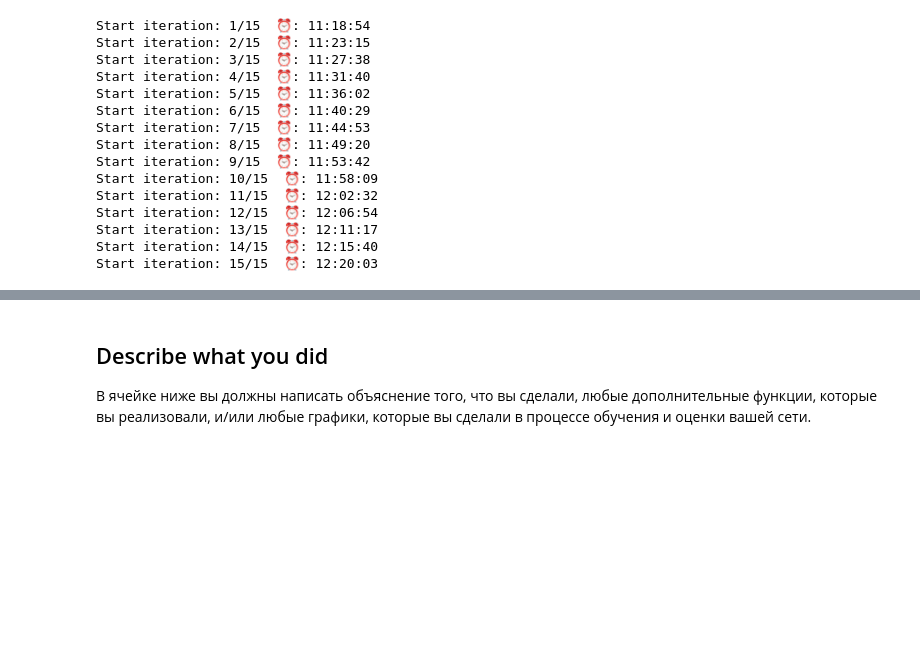
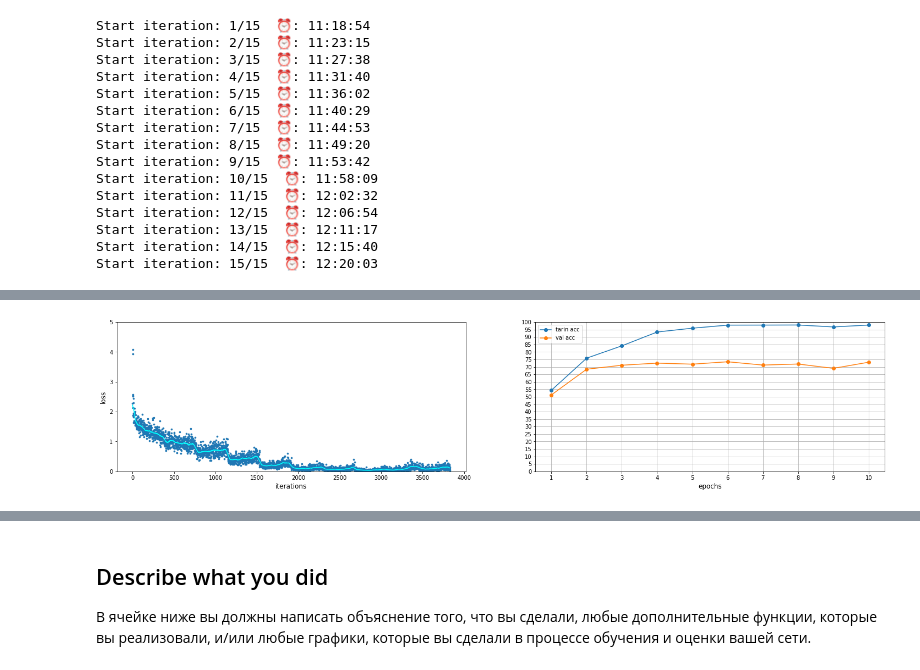
Before and after one commit to exp20/cs231n, a Jupyter notebook: assignment2/PyTorch.ipynb, the cells around one changed output, grey strips where cells are left out. Saved outputs shown, nothing was run; the diff lists cells and outputs as text; code cells hidden in the pictures; blank space fills up the shorter version.

```diff
--- a/assignment2/PyTorch.ipynb
+++ b/assignment2/PyTorch.ipynb
@@ -1561,3 +1555,0 @@ plot_model_history(loss_history, train_acc_history, val_acc_history)
-# %%
-loss_history, train_acc_history, val_acc_history = models_info[sorted_keys[34]][-3::]
-plot_model_history(loss_history, train_acc_history, val_acc_history)
@@ -1685,7 +1662,8 @@ def random_search_loop_part2(model_params, train_dataloader, val_data_loader, lo
   '''
   Функция предназначена для реализации подбора гиперпараметров по рандомной сетки
   для 3ёх типов архитектур:
-    выбранных на предыдущем поиске из 1. [conv-norm-relu]xN -> [FC]xM и 2. [conv-norm-relu-conv-norm-relu-maxpool]xN -> [FC]xM
+    выбранных на предыдущем поиске из 1. [conv-norm-relu]xN -> [FC]xM и
+                                      2. [conv-norm-relu-conv-norm-relu-maxpool]xN -> [FC]xM
     3. ful_conv_net
   '''
 
@@ -2044,0 +1909,31 @@ for key_arr in full_conv_net_info:
+# %%
+def print_model_train_info(model_train_info):
+  i = 0
+  sorted_keys = sorted(model_train_info, key = lambda k: k[1][0], reverse = True) # по возрастанию val acc
+  for keys in sorted_keys:
+    min_loss = keys[0]
+    max_val_acc = keys[1][0]
+    corresponding_train_acc = keys[1][1]
+    optimizer_type = model_train_info[keys][0]
+    scheduler = model_train_info[keys][1]
+    lr = model_train_info[keys][2]
+    rg = model_train_info[keys][3]
+    print(i, " min loss: {0}, max_val_acc|its_train_acc: {1} | {2}, optimizer: {3}, schedule: {4}, lr: {5}, rg: {6}".
+        format(('%.4g' % min_loss), ('%.4g' % max_val_acc), ('%.4g' % corresponding_train_acc), optimizer_type, scheduler, ('%.3e'%lr), ('%.3e'%rg)))
+    i+=1
+  return sorted_keys
+# %%
+print("model: [conv-norm-relu]x4 -> [FC]x1, \nlrning.params: 147,815,904, numb.conv.filters: [32, 128, 128, 128], fc.input.size: 2000")
+sorted_keys_top1_arch1 = print_model_train_info(model_top1_arch1_info)
+
+print("\nmodel: [conv-norm-relu]x6 -> [FC]x1, \nlrning.params: 207,226,496, numb.conv.filters: [16, 256, 256, 256, 256, 256], fc.input.size: 2000")
+sorted_keys_top2_arch1 = print_model_train_info(model_top2_arch1_info)
+
+print("\nmodel: [conv-norm-relu-conv-norm-relu-maxpool]x2 -> [FC]x3, \nlrning.params: 36,914,000, numb.conv.filters: [64, 512], fc.input.size: 1024, fc_downscale: 0.5")
+sorted_keys_top3_arch2 = print_model_train_info(model_top3_arch2_info)
+
+print("\nmodel: [conv-norm-relu-conv-norm-relu-maxpool]x4 -> [FC]x2, \nlrning.params: 10,474,528, numb.conv.filters: [16, 128, 512, 512], fc.input.size: 1024, fc_downscale: 0.5")
+sorted_keys_top4_arch2 = print_model_train_info(model_top4_arch2_info)
+
+print("\nmodel: [conv-norm-relu]x13 -> (N,1024,6,6) -> AvgPooling -> (N,1024,1,1) -> FC[1024] \nlrning.params: 147,815,904, numb.conv.filters: [32, 128, 128, 128], fc.input.size: 2000, fc_downscale: 0.25")
+sorted_keys_full_conv_net_info = print_model_train_info(full_conv_net_info)
@@ -2044,0 +1958,6 @@ for key_arr in full_conv_net_info:
+# %%
+plot_model_history(model_top1_arch1_info[list(sorted_keys_top1_arch1)[0]][-3],
+                   model_top1_arch1_info[list(sorted_keys_top1_arch1)[0]][-2],
+                   model_top1_arch1_info[list(sorted_keys_top1_arch1)[0]][-1])
+# %% [output]
+[figure, added]
```
Also changed, not shown: parts of 29 cells of this notebook.
